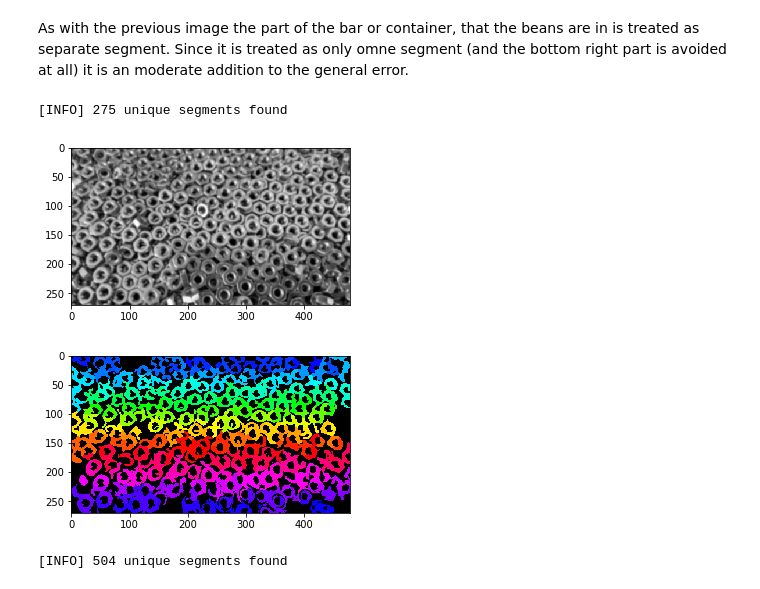
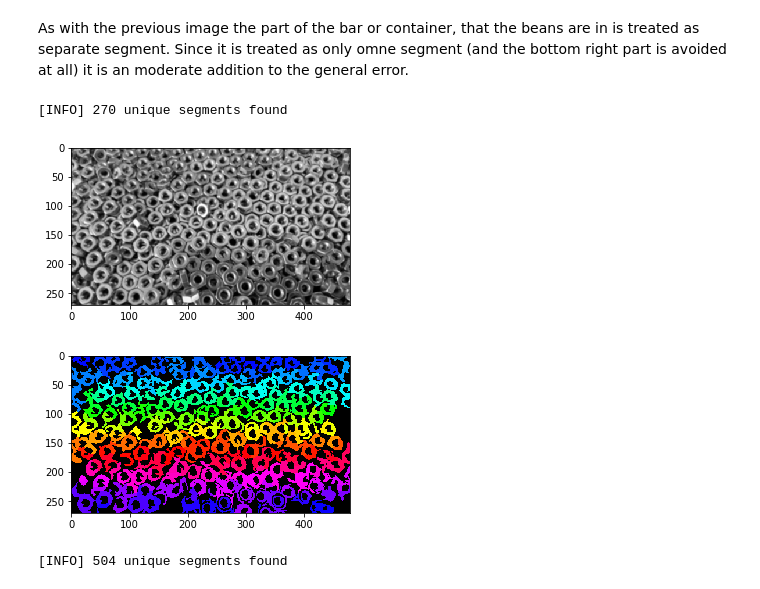
Before and after one commit to Progern/computer-vision-hw, a Jupyter notebook: cv-2-0/cv-hw-2-1-object-count.ipynb, the cells around one changed output. Cells and saved outputs as stored; diff of their text form; code cells hidden in the pictures.

```diff
--- a/cv-2-0/cv-hw-2-1-object-count.ipynb
+++ b/cv-2-0/cv-hw-2-1-object-count.ipynb
@@ -170,12 +170,12 @@ estimate_obj_on_img(estimate_images_path_list[4], shift = False,
 As with the previous image the part of the bar or container, that the beans are in is treated as separate segment. Since it is treated as only omne segment (and the bottom right part is avoided at all) it is an moderate addition to the general error.
 # %%
 estimate_obj_on_img(estimate_images_path_list[3], shift = False,
-                    blur = True, blur_window_size = 5,
+                    blur = True, blur_window_size = 3,
                     blockSize = 115, const = 5, min_distance = 10)
 # %% [output]
-[INFO] 275 unique segments found
+[INFO] 270 unique segments found
 [figure]
-[figure, old version]
+[figure, new version]
 # %%
 estimate_obj_on_img(estimate_images_path_list[8], shift = False,
                     blur = True, blur_window_size = 5,
```
Also changed, not shown: parts of 1 cell of this notebook.
